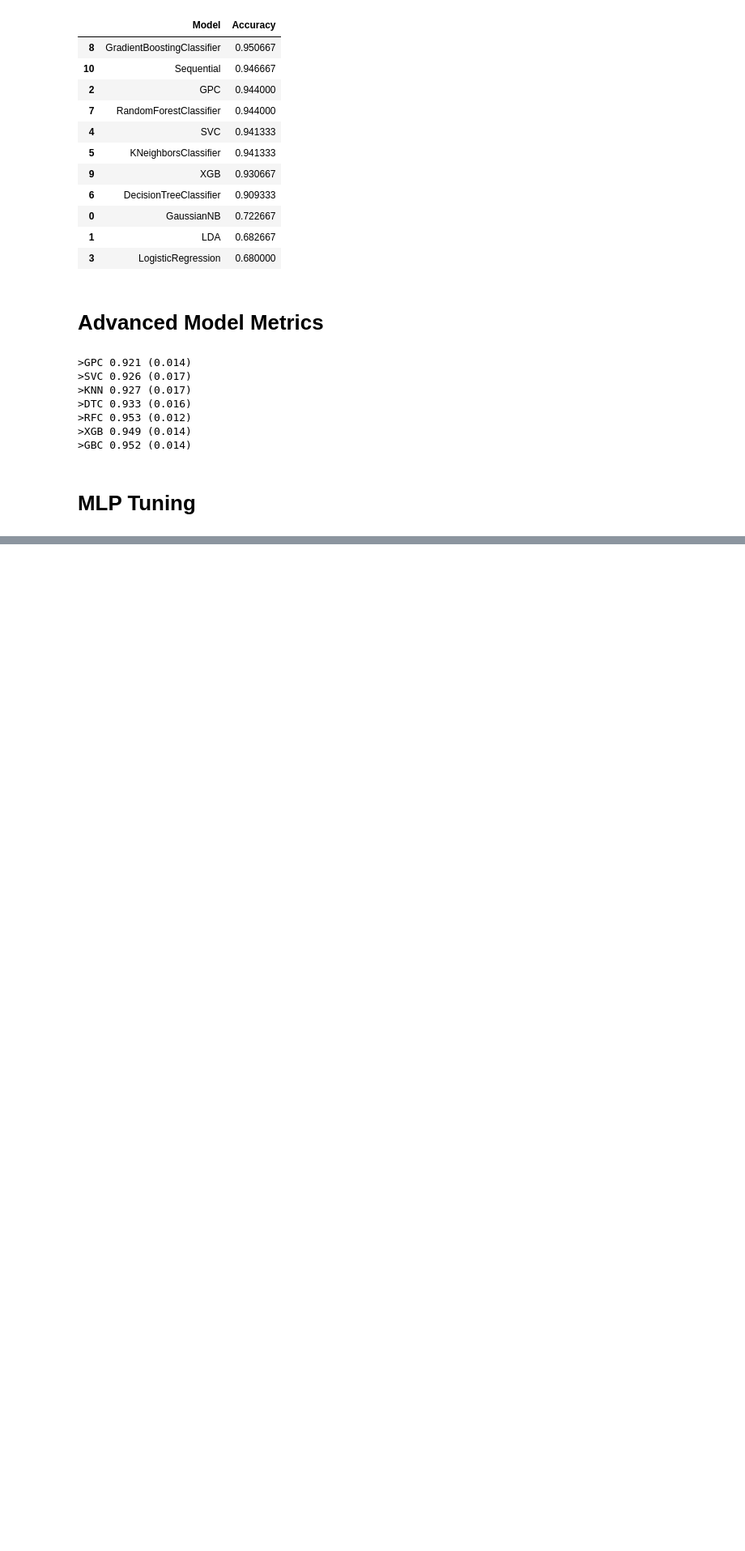
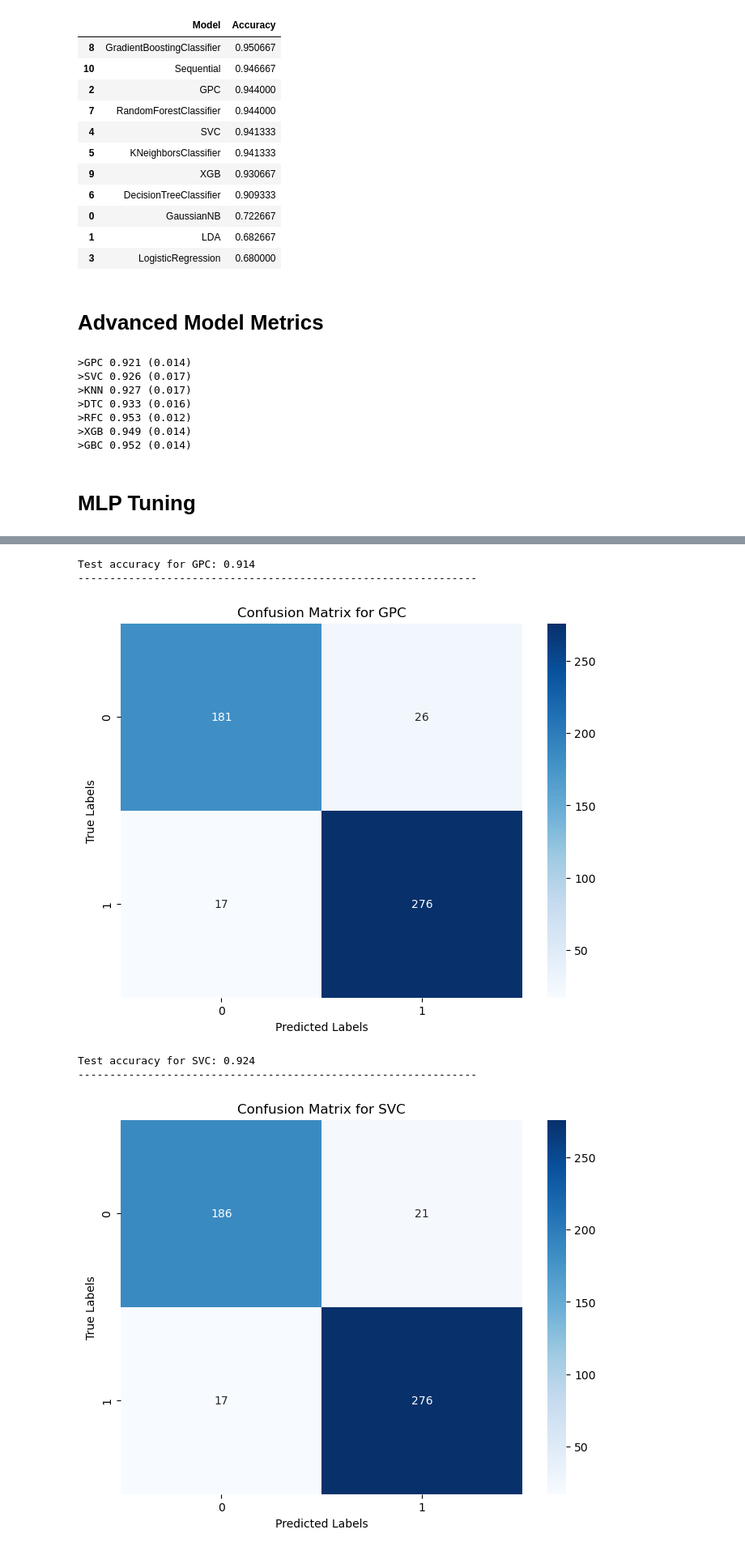
Before and after one commit to MaukanMir/Mushroon-Classification-Accuracy, a Jupyter notebook: training.ipynb, the cells around one changed output, grey strips where cells are left out. Shown at 81% size. Drawn from its saved outputs; the diff is of its cells as text; code cells hidden in the pictures; blank space fills up the shorter version.

Commit message:
added new model

```diff
--- a/training.ipynb
+++ b/training.ipynb
@@ -393,0 +457,12 @@ end_result
+# %%
+names = ["GPC", "SVC", "KNN", "DTC", "RFC", "XGB", "GBC"]
+models = get_selected_models(names)
+models = get_selected_models(names)
+test_predictions(X,y, names, models)
+# %% [output]
+Test accuracy for GPC: 0.914
+---------------------------------------------------------------
+[figure, added]
+Test accuracy for SVC: 0.924
+---------------------------------------------------------------
+[figure, added]
```
Also changed, not shown: parts of 4 cells of this notebook.
